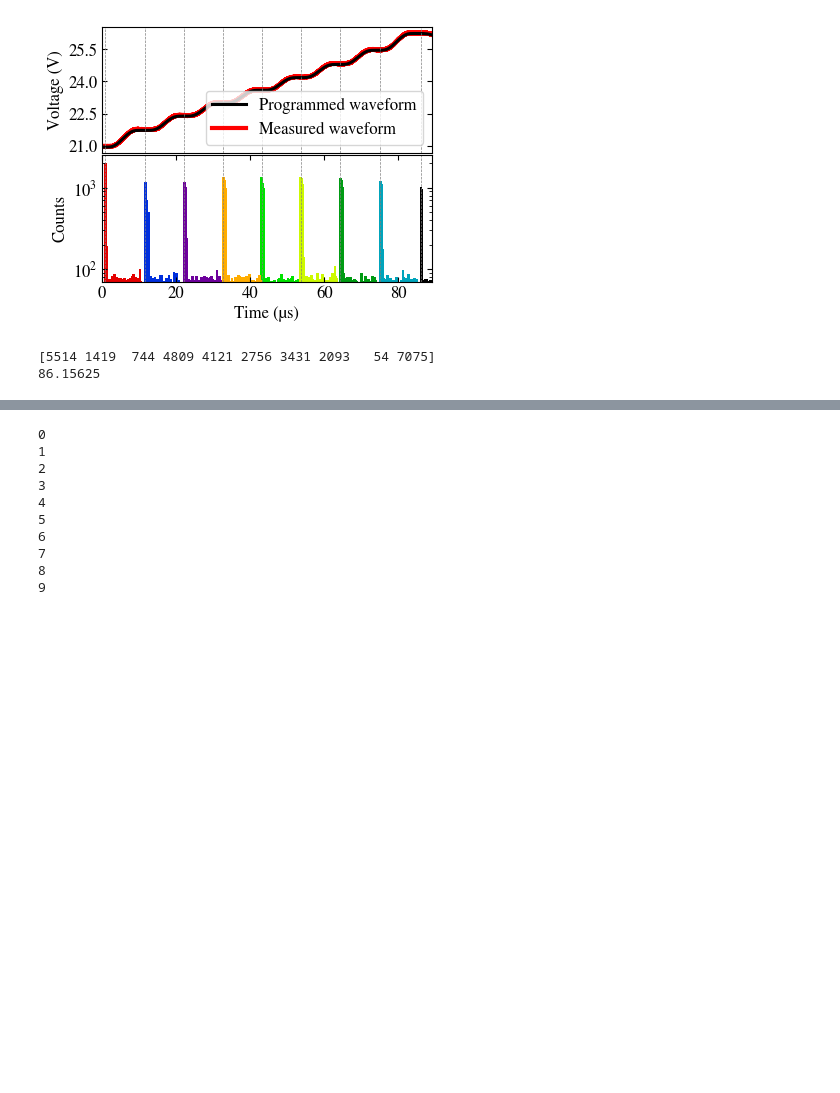
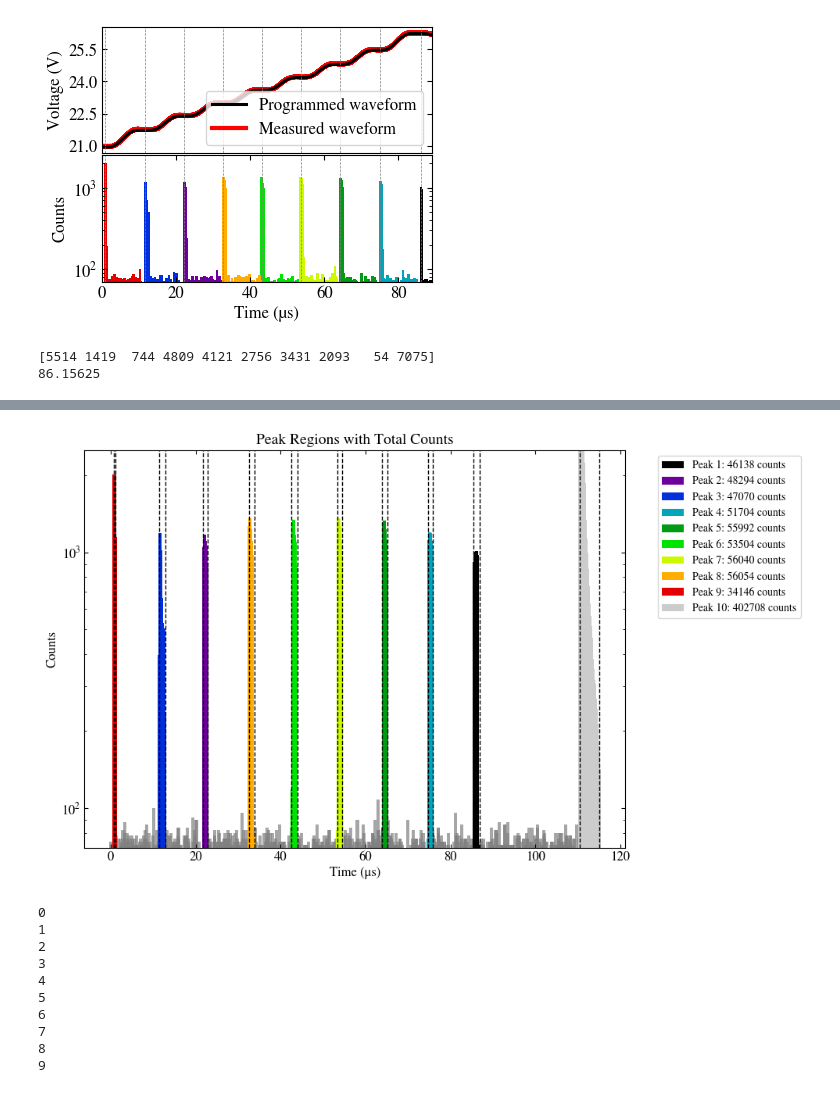
Before and after one commit to HaeffnerLab/Multiplexing, a Jupyter notebook: Mode_Calculation_Ca_updated 20241205.ipynb, the cells around one changed output, grey strips where cells are left out. Saved outputs shown, nothing was run; the diff lists cells and outputs as text; code cells hidden in the pictures; blank space fills up the shorter version.

Commit message:
update Mode_Calculation_Ca_updated 20241205.ipynb to count peaks in hist

```diff
--- a/Mode_Calculation_Ca_updated 20241205.ipynb
+++ b/Mode_Calculation_Ca_updated 20241205.ipynb
@@ -1122,3 +1122,100 @@ print(binned_hist_index[top_peaks[0]])
 [figure]
 [5514 1419  744 4809 4121 2756 3431 2093   54 7075]
 86.15625
+# %%
+import matplotlib.pyplot as plt
+import numpy as np
+import pandas as pd
+from scipy.signal import find_peaks
+from matplotlib.ticker import MaxNLocator
+from matplotlib.patches import Rectangle
+
+# Load the CSV file
+file_path = "/Users/QUBIT/Documents/GitHub/Untitled/Multiplexing/ion-shuttling/RigolDS4.csv"
+data = pd.read_csv(file_path)
+
+# Applying a rolling average for smoothing
+window_size = 10
+smoothed_data = data.rolling(window=window_size).mean()
+
+# Since some variables like binned_data, binned_hist_index, and data_resampled are missing,
+# I'm assuming they're created from your original data processing
+# For demonstration, I'll create dummy data if needed
+# Replace this section with your actual data preprocessing code
+
+# If binned_data and binned_hist_index don't exist in your original code, uncomment these lines:
+# binned_data = np.array(smoothed_data['CH1(V)'].dropna())
+# binned_hist_index = np.array(smoothed_data['Time(s)'].dropna() * 1e6 * 0.96 + 39.9)
+
+# Find peaks
+peaks, properties = find_peaks(binned_data, prominence=1)  # Adjust prominence as needed
+
+# Select the top peaks based on their prominences
+top_peaks_indices = np.argsort(properties['prominences'])[-10:]  # Get the top 10 peaks
+top_peaks = peaks[top_peaks_indices]
+
+# Set a threshold above background to determine peak regions
+# You may need to adjust this background_level based on your data
+background_level = np.median(binned_data) * 0.8  # Using 1.5 × median as threshold
+
+# Find regions for each peak
+peak_regions = []
+peak_counts = []
+
+for peak in top_peaks:
+    # Start from the peak and go left until we hit the background level
+    left_idx = peak
+    while left_idx > 0 and binned_data[left_idx] > background_level:
+        left_idx -= 1
+
+    # Start from the peak and go right until we hit the background level
+    right_idx = peak
+    while right_idx < len(binned_data) - 1 and binned_data[right_idx] > background_level:
+        right_idx += 1
+
+    # Store the region boundaries
+    peak_regions.append((left_idx, right_idx))
+
+    # Calculate the sum of counts in this region
+    region_sum = np.sum(binned_data[left_idx:right_idx+1])
+    peak_counts.append(region_sum)
+
+    print(f"Peak {len(peak_regions)}: Region [{binned_hist_index[left_idx]:.2f}, {binned_hist_index[right_idx]:.2f}] μs, Sum: {region_sum:.0f} counts")
+
+# Calculate total counts across all peaks
+total_counts = sum(peak_counts)
+print(f"Total counts across all 9 peaks: {total_counts:.0f}")
+
+# Create a new plot to show the peak regions
+plt.figure(figsize=(10, 6))
+plt.bar(binned_hist_index, binned_data, width=0.75, alpha=0.7, color='gray')
+
+# Use different colors for each peak region
+colors = plt.cm.nipy_spectral(np.linspace(0, 1, len(top_peaks)))
+
+# Plot colored regions and dashed lines for each peak
+for i, ((left_idx, right_idx), peak, color) in enumerate(zip(peak_regions, top_peaks, colors)):
+    # Plot the region with a distinct color
+    plt.bar(binned_hist_index[left_idx:right_idx+1],
+            binned_data[left_idx:right_idx+1],
+            width=0.75,
+            color=color,
+            label=f'Peak {i+1}: {peak_counts[i]:.0f} counts')
+
+    # Add vertical dashed lines at region boundaries
+    plt.axvline(x=binned_hist_index[left_idx], color='black', linestyle='--', linewidth=1)
+    plt.axvline(x=binned_hist_index[right_idx], color='black', linestyle='--', linewidth=1)
+
+plt.xlabel('Time (μs)', fontdict={'family': 'STIXGeneral', 'size': 12})
+plt.ylabel('Counts', fontdict={'family': 'STIXGeneral', 'size': 12})
+plt.yscale('log')
+plt.ylim(70, 2500)  # Same y-limits as in your original plot
+# plt.xlim(0, 89)  # Same x-limits as in your original plot
+plt.title('Peak Regions with Total Counts', fontdict={'family': 'STIXGeneral', 'size': 14})
+plt.grid(False)
+plt.legend(bbox_to_anchor=(1.05, 1), loc='upper left')
+
+plt.tight_layout()
+plt.savefig('peak_regions.pdf', format='pdf', bbox_inches='tight')
+plt.show()
+# %% [output]
@@ -1125,3 +1233,4 @@ print(binned_hist_index[top_peaks[0]])
+[figure, added]
 # %%
 import pandas as pd
 import matplotlib.pyplot as plt
```
Also changed, not shown: parts of 1 cell of this notebook, 2 other files.
